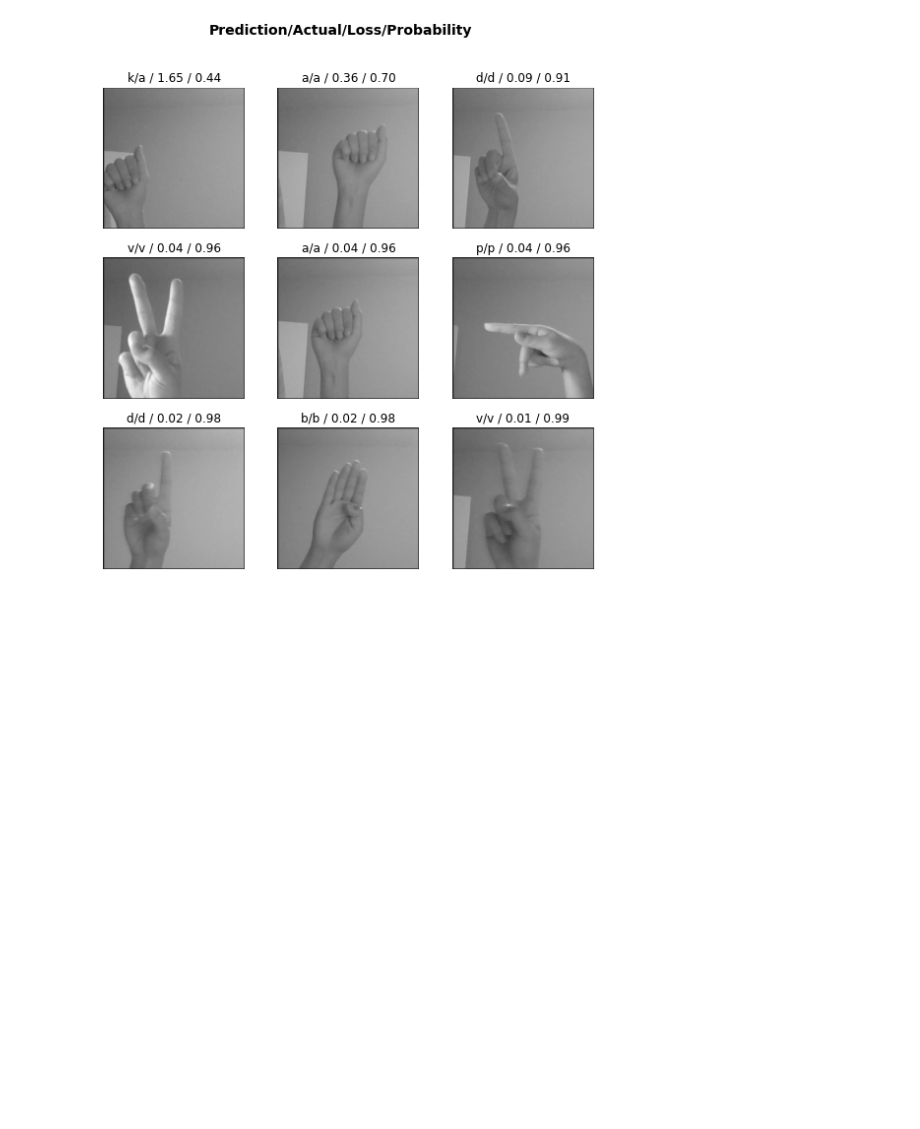
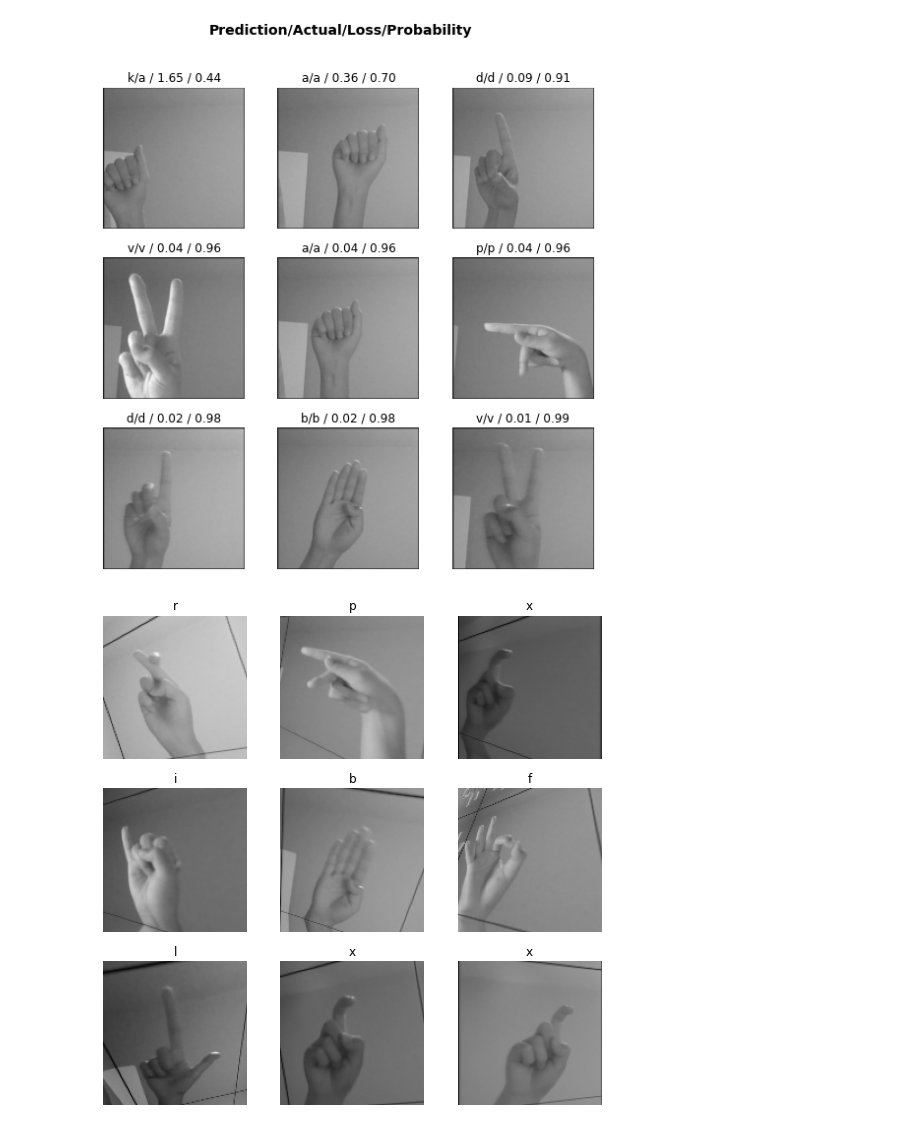
Before and after one commit to gracekang2/asl-alphabet-classifier, a Jupyter notebook: train_model.ipynb, the cells around one changed output. Drawn from its saved outputs; the diff is of its cells as text; code cells hidden in the pictures; blank space fills up the shorter version.

Commit message:
Added data augmentation to 128x128 training

```diff
--- a/train_model.ipynb
+++ b/train_model.ipynb
@@ -85,3 +85,9 @@ interp.plot_top_losses(9)
 [figure]
 # %%
 learn.export(fname='/notebooks/storage/asl/models/model_224.pkl')
+# %%
+dls = ImageDataLoaders.from_name_func(path, files, label_func, item_tfms=Resize(128),
+                                      batch_tfms=aug_transforms(mult=2, do_flip=False, flip_vert=False, max_rotate=10.0))
+dls.show_batch()
+# %% [output]
+[figure, added]
```
Also changed, not shown: parts of 2 cells of this notebook, 1 other file.
